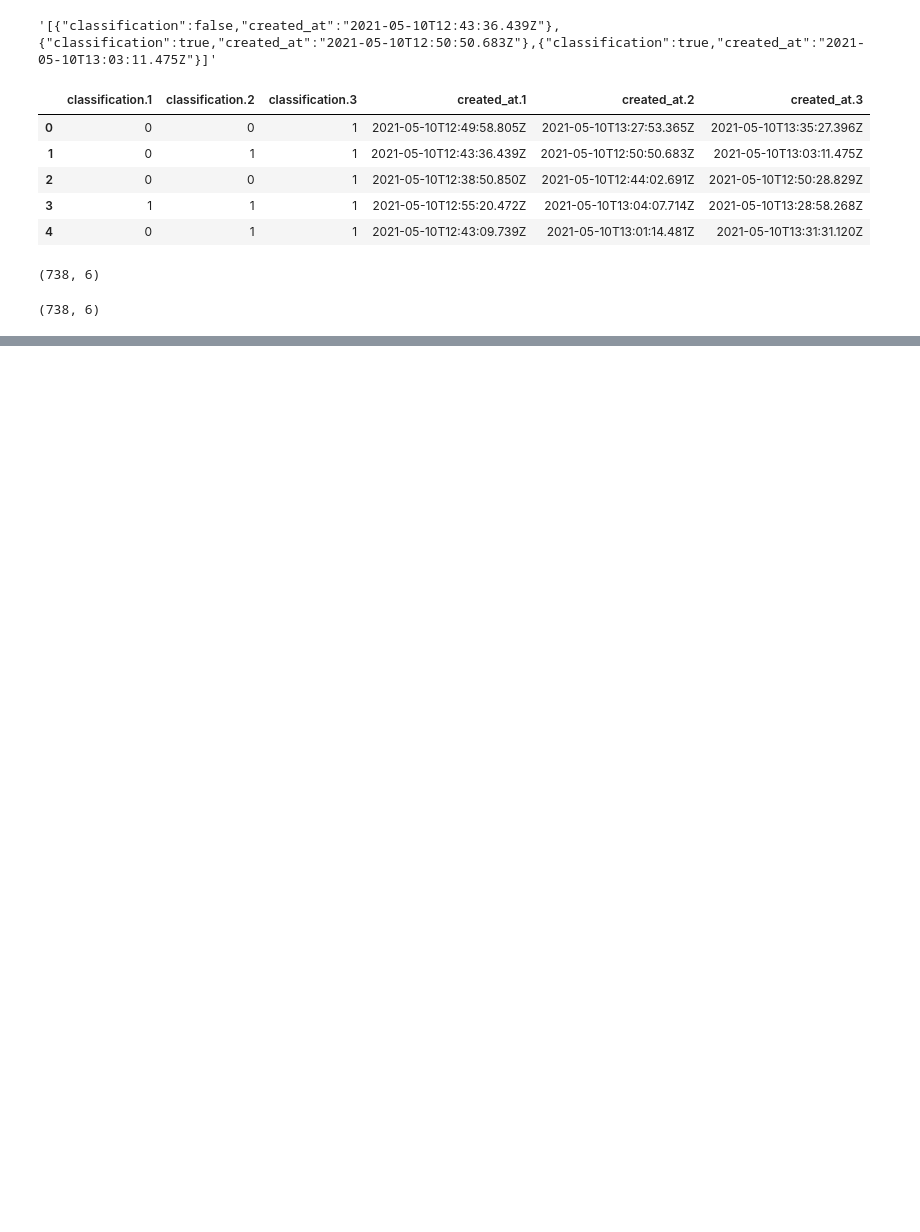
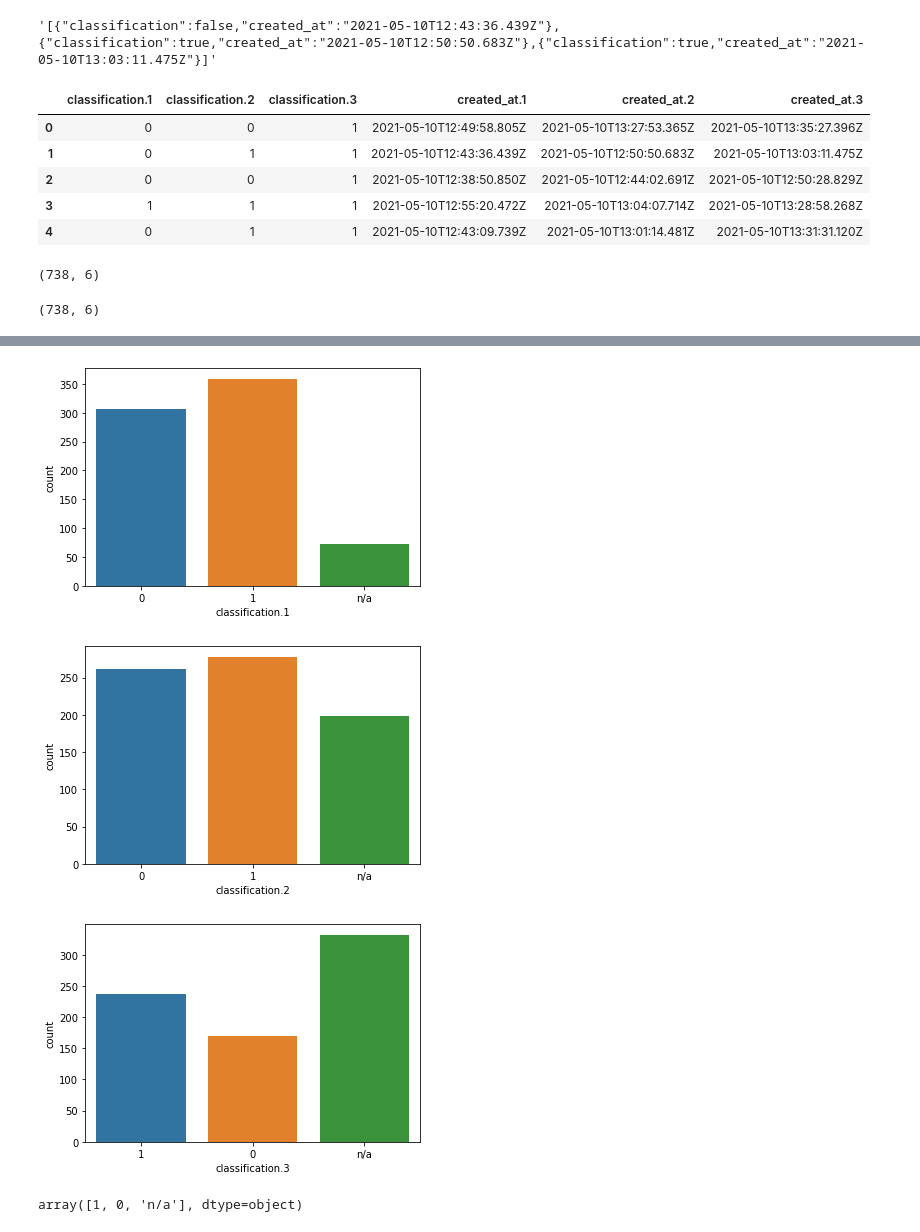
Before and after one commit to empatwi/exploratory-analysis, a Jupyter notebook: exploratory-analysis.ipynb, the cells around one changed output, grey strips where cells are left out. Drawn from its saved outputs; the diff is of its cells as text; code cells hidden in the pictures; blank space fills up the shorter version.

```diff
--- a/exploratory-analysis.ipynb
+++ b/exploratory-analysis.ipynb
@@ -104,0 +198,9 @@ df_final.head()
+# %%
+df_final["classification.1"] = df_final["classification.1"].replace([True], 1)
+df_final["classification.1"] = df_final["classification.1"].replace([False], 0)
+
+df_final["classification.2"] = df_final["classification.2"].replace([True], 1)
+df_final["classification.2"] = df_final["classification.2"].replace([False], 0)
+
+df_final["classification.3"] = df_final["classification.3"].replace([True], 1)
+df_final["classification.3"] = df_final["classification.3"].replace([False], 0)
@@ -104,0 +215,17 @@ df_final.head()
+# %%
+import seaborn as sns
+import matplotlib.pyplot as plt
+sns.countplot(x="classification.1", data=df_final)
+plt.show()
+sns.countplot(x="classification.2", data=df_final)
+plt.show()
+sns.countplot(x="classification.3", data=df_final)
+plt.show()
+# %% [output]
+[figure, added]
+[figure, added]
+[figure, added]
+# %%
+df_final["classification.3"].unique()
+# %% [output]
+array([1, 0, 'n/a'], dtype=object)
```
Also changed, not shown: parts of 48 cells of this notebook.
